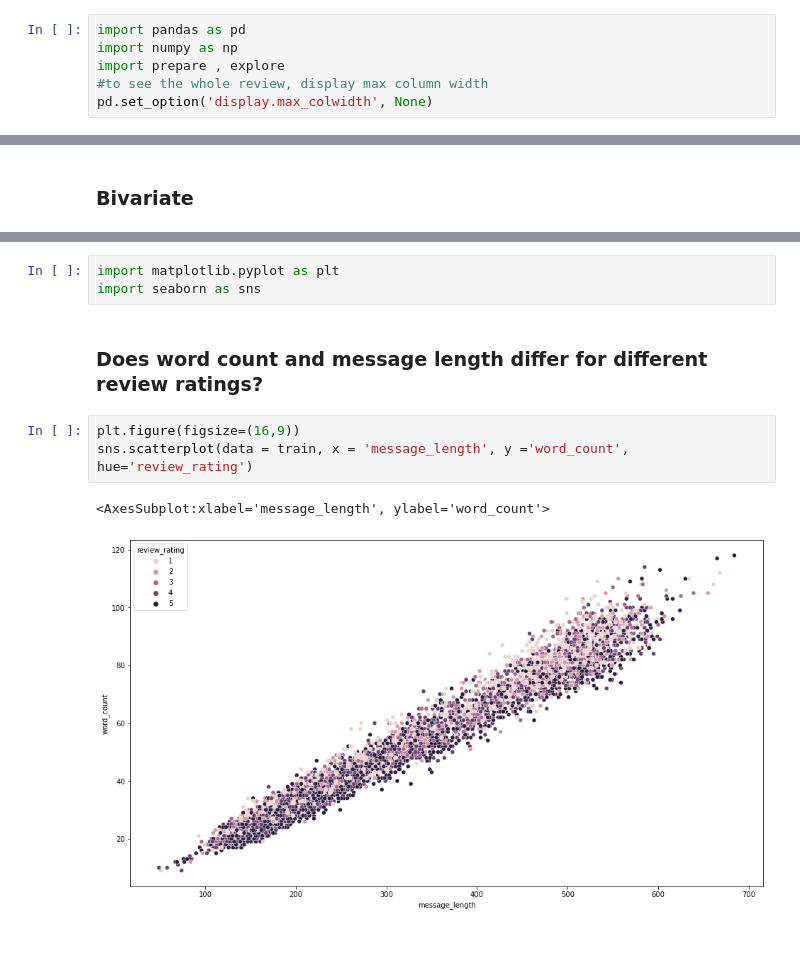
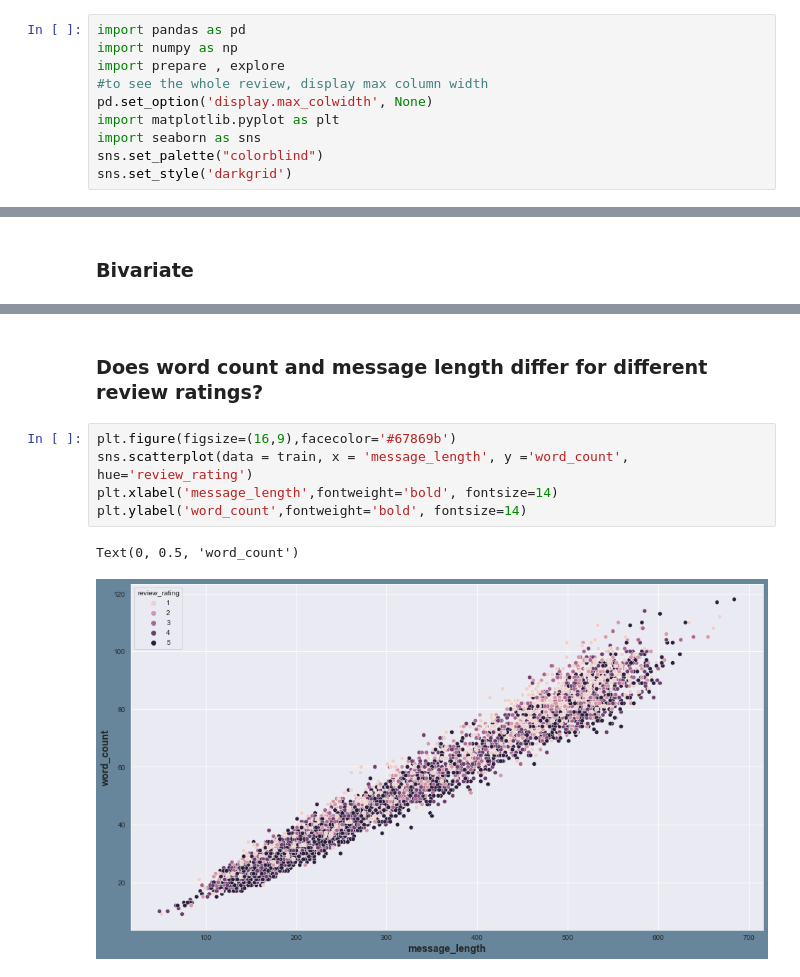
Before and after one commit to carterrxavier/Project_Rate_my_review, a Jupyter notebook: initial_notebook.ipynb, the cells around one changed output, grey strips where cells are left out. Cells and saved outputs as stored; diff of their text form; blank space fills up the shorter version.

```diff
--- a/initial_notebook.ipynb
+++ b/initial_notebook.ipynb
@@ -4,6 +4,10 @@ import numpy as np
 import prepare , explore
 #to see the whole review, display max column width
 pd.set_option('display.max_colwidth', None)
+import matplotlib.pyplot as plt
+import seaborn as sns
+sns.set_palette("colorblind")
+sns.set_style('darkgrid')
 # %% [markdown]
 # Rate My Review
 ## An Analysis on Hotel reviews in Texas
@@ -203,11 +187,10 @@ explore.compare_to_target(train.drop(columns=['hotel_name','review', 'review_cle
-# %%
-import matplotlib.pyplot as plt
-import seaborn as sns
 # %% [markdown]
 ### Does word count and message length differ for different review ratings?
 # %%
-plt.figure(figsize=(16,9))
+plt.figure(figsize=(16,9),facecolor='#67869b')
 sns.scatterplot(data = train, x = 'message_length', y ='word_count', hue='review_rating')
+plt.xlabel('message_length',fontweight='bold', fontsize=14)
+plt.ylabel('word_count',fontweight='bold', fontsize=14)
 # %% [output]
-<AxesSubplot:xlabel='message_length', ylabel='word_count'>
+Text(0, 0.5, 'word_count')
-[figure, old version]
+[figure, new version]
```
Also changed, not shown: parts of 14 cells of this notebook.
